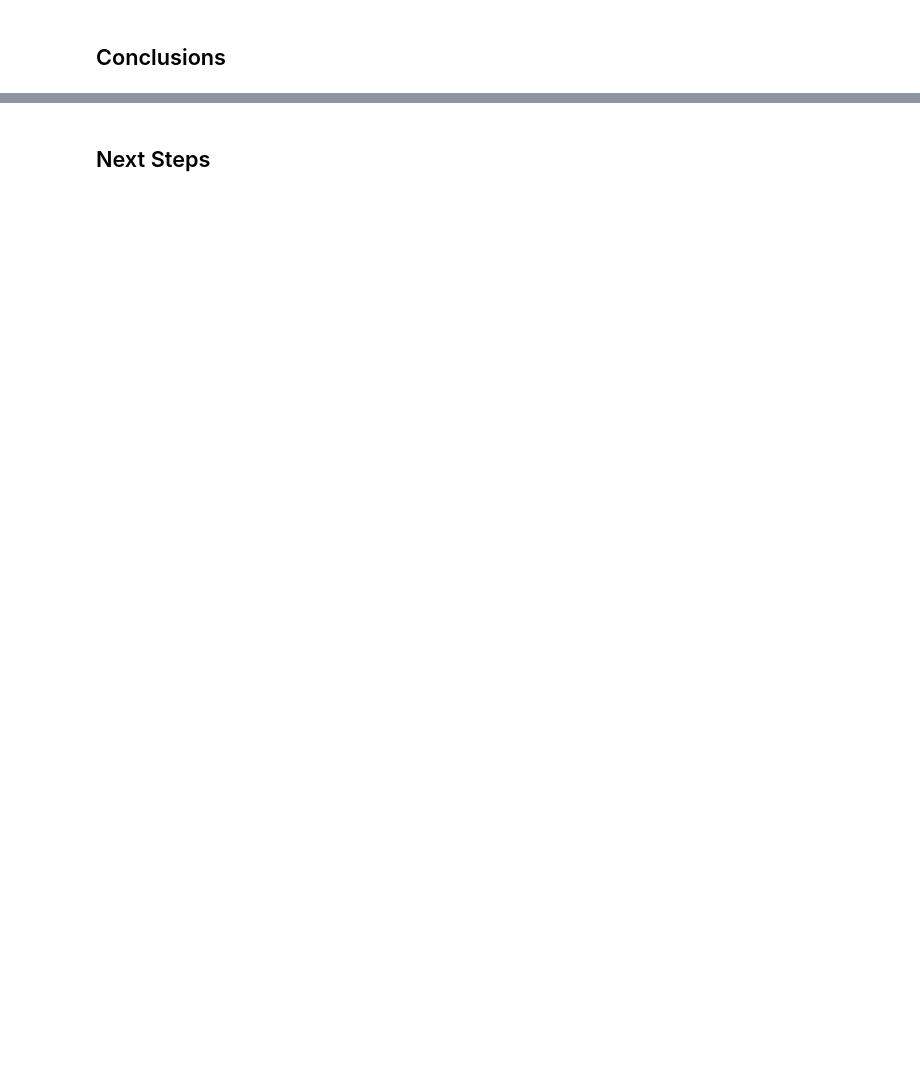
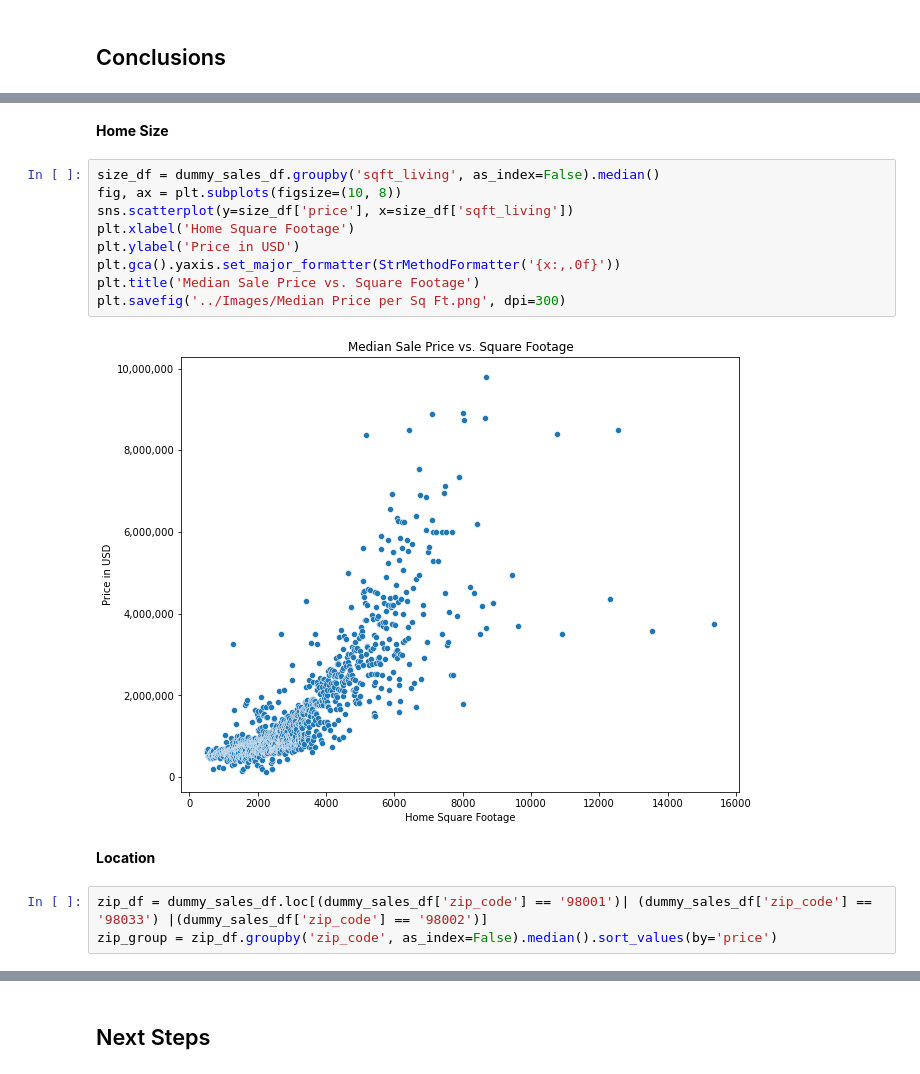
Before and after one commit to claragiurgiu/Phase2-Project, a Jupyter notebook: Code/Clara_Analysis.ipynb, the cells around one changed output, grey strips where cells are left out. Cells and saved outputs as stored; diff of their text form; blank space fills up the shorter version.

```diff
--- a/Code/Clara_Analysis.ipynb
+++ b/Code/Clara_Analysis.ipynb
@@ -1428,0 +1374,18 @@ np.std(cat_dummies['zip_code_98004'])
+# %% [markdown]
+**Home Size**
+# %%
+size_df = dummy_sales_df.groupby('sqft_living', as_index=False).median()
+fig, ax = plt.subplots(figsize=(10, 8))
+sns.scatterplot(y=size_df['price'], x=size_df['sqft_living'])
+plt.xlabel('Home Square Footage')
+plt.ylabel('Price in USD')
+plt.gca().yaxis.set_major_formatter(StrMethodFormatter('{x:,.0f}'))
+plt.title('Median Sale Price vs. Square Footage')
+plt.savefig('../Images/Median Price per Sq Ft.png', dpi=300)
+# %% [output]
+[figure, added]
+# %% [markdown]
+**Location**
+# %%
+zip_df = dummy_sales_df.loc[(dummy_sales_df['zip_code'] == '98001')| (dummy_sales_df['zip_code'] == '98033') |(dummy_sales_df['zip_code'] == '98002')]
+zip_group = zip_df.groupby('zip_code', as_index=False).median().sort_values(by='price')
```
Also changed, not shown: parts of 23 cells of this notebook, 3 other files.
